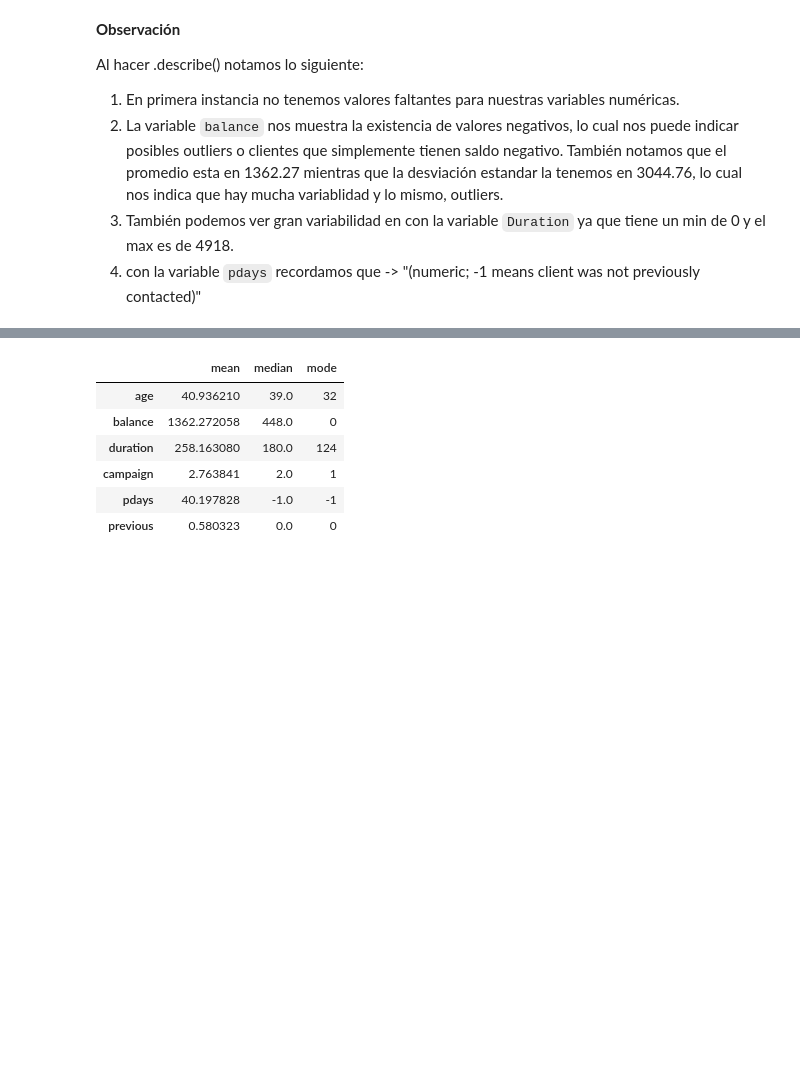
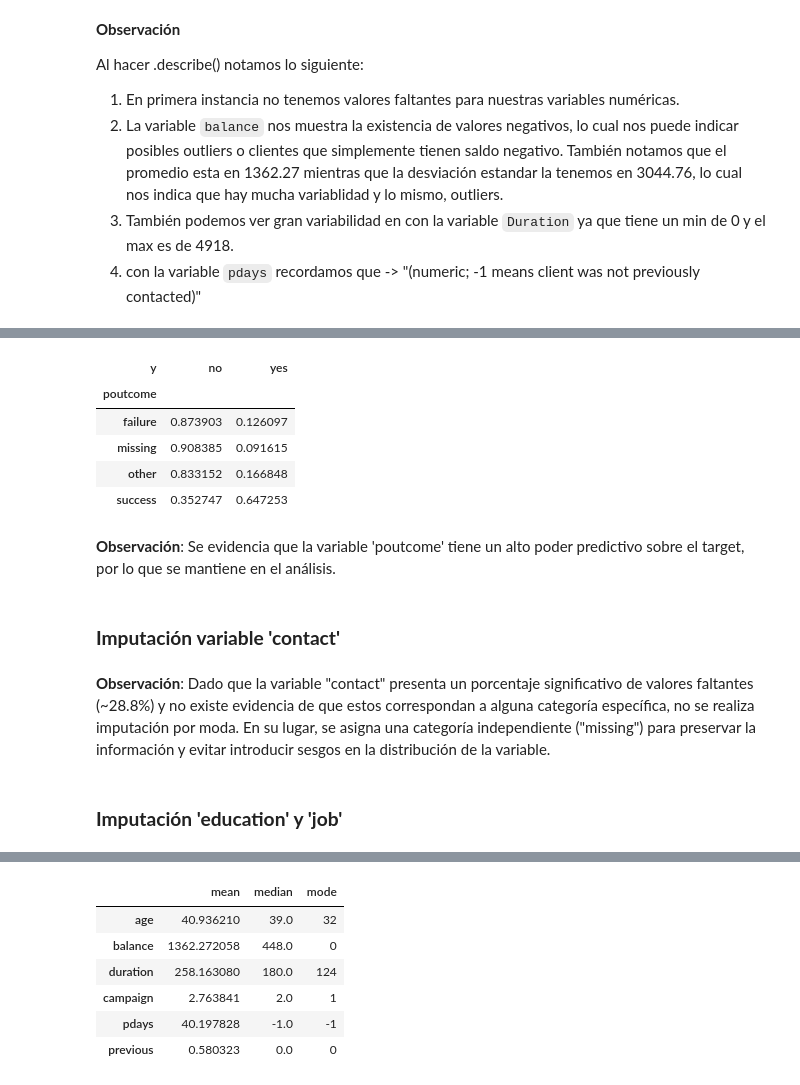
Before and after one commit to lfescobarg/Proyecto_final_MLops, a Jupyter notebook: notebooks/EDA.ipynb, the cells around one changed output, grey strips where cells are left out. Saved outputs shown, nothing was run; the diff lists cells and outputs as text; code cells hidden in the pictures; blank space fills up the shorter version.

```diff
--- a/notebooks/EDA.ipynb
+++ b/notebooks/EDA.ipynb
@@ -168,0 +178,17 @@ Al hacer .describe() notamos lo siguiente:
+# %%
+# Crear categoría explícita para missing
+df['poutcome'] = df['poutcome'].fillna('missing')
+
+# Analizar relación con el target
+pd.crosstab(df['poutcome'], df['y'], normalize='index')
+# %% [output]
+| y | no | yes |
+| poutcome |  |  |
+| failure | 0.873903 | 0.126097 |
+| missing | 0.908385 | 0.091615 |
+| other | 0.833152 | 0.166848 |
+| success | 0.352747 | 0.647253 |
+# %% [markdown]
+**Observación**: Se evidencia que la variable 'poutcome' tiene un alto poder predictivo sobre el target, por lo que se mantiene en el análisis.
+# %% [markdown]
+### **Imputación variable 'contact'**
@@ -168,0 +197,4 @@ Al hacer .describe() notamos lo siguiente:
+# %% [markdown]
+**Observación**: Dado que la variable "contact" presenta un porcentaje significativo de valores faltantes (~28.8%) y no existe evidencia de que estos correspondan a alguna categoría específica, no se realiza imputación por moda. En su lugar, se asigna una categoría independiente ("missing") para preservar la información y evitar introducir sesgos en la distribución de la variable.
+# %% [markdown]
+### **Imputación 'education' y 'job'**
```
Also changed, not shown: parts of 23 cells of this notebook.
